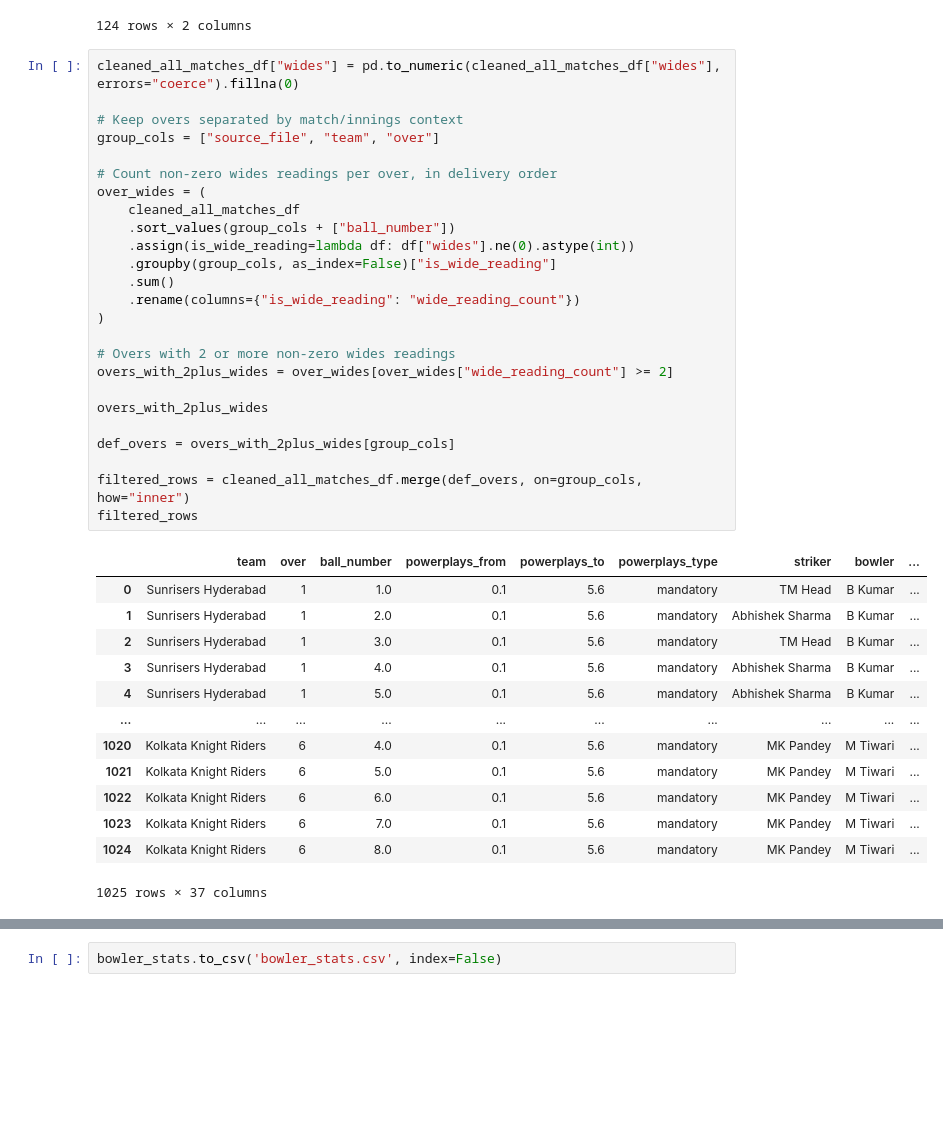
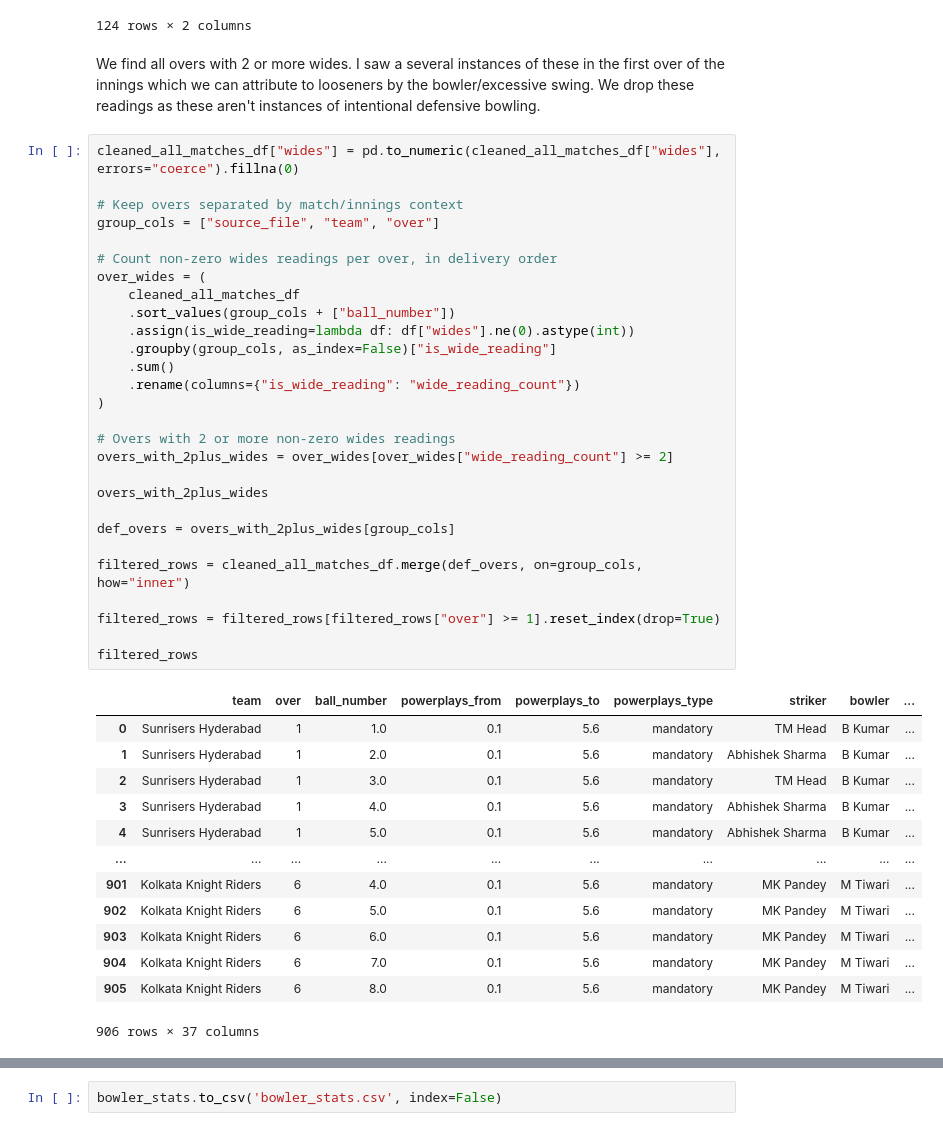
Before and after one commit to riyanshah34/ipl-2026, a Jupyter notebook: defensive_bowling.ipynb, the cells around one changed output, grey strips where cells are left out. Drawn from its saved outputs; the diff is of its cells as text; blank space fills up the shorter version.

Commit message:
Updated defensive_bowling

```diff
--- a/defensive_bowling.ipynb
+++ b/defensive_bowling.ipynb
@@ -63,45 +63,50 @@ display(bowler_economy)
 | 122 | M Pathirana | 6.00 |
 | 123 | Abdul Samad | 6.00 |
 124 rows × 2 columns
+# %% [markdown]
+We find all overs with 2 or more wides. I saw a several instances of these in the first over of the innings which we can attribute to looseners by the bowler/excessive swing. We drop these readings as these aren't instances of intentional defensive bowling.
 # %%
 cleaned_all_matches_df["wides"] = pd.to_numeric(cleaned_all_matches_df["wides"], errors="coerce").fillna(0)
 
 # Keep overs separated by match/innings context
 group_cols = ["source_file", "team", "over"]
 
 # Count non-zero wides readings per over, in delivery order
 over_wides = (
     cleaned_all_matches_df
     .sort_values(group_cols + ["ball_number"])
     .assign(is_wide_reading=lambda df: df["wides"].ne(0).astype(int))
     .groupby(group_cols, as_index=False)["is_wide_reading"]
     .sum()
     .rename(columns={"is_wide_reading": "wide_reading_count"})
 )
 
 # Overs with 2 or more non-zero wides readings
 overs_with_2plus_wides = over_wides[over_wides["wide_reading_count"] >= 2]
 
 overs_with_2plus_wides
 
 def_overs = overs_with_2plus_wides[group_cols]
 
 filtered_rows = cleaned_all_matches_df.merge(def_overs, on=group_cols, how="inner")
+
+filtered_rows = filtered_rows[filtered_rows["over"] >= 1].reset_index(drop=True)
+
 filtered_rows
 # %% [output]
 |  | team | over | ball_number | powerplays_from | powerplays_to | powerplays_type | striker | bowler | ... |
 | 0 | Sunrisers Hyderabad | 1 | 1.0 | 0.1 | 5.6 | mandatory | TM Head | B Kumar | ... |
 | 1 | Sunrisers Hyderabad | 1 | 2.0 | 0.1 | 5.6 | mandatory | Abhishek Sharma | B Kumar | ... |
 | 2 | Sunrisers Hyderabad | 1 | 3.0 | 0.1 | 5.6 | mandatory | TM Head | B Kumar | ... |
 | 3 | Sunrisers Hyderabad | 1 | 4.0 | 0.1 | 5.6 | mandatory | Abhishek Sharma | B Kumar | ... |
 | 4 | Sunrisers Hyderabad | 1 | 5.0 | 0.1 | 5.6 | mandatory | Abhishek Sharma | B Kumar | ... |
 | ... | ... | ... | ... | ... | ... | ... | ... | ... | ... |
-| 1020 | Kolkata Knight Riders | 6 | 4.0 | 0.1 | 5.6 | mandatory | MK Pandey | M Tiwari | ... |
-| 1021 | Kolkata Knight Riders | 6 | 5.0 | 0.1 | 5.6 | mandatory | MK Pandey | M Tiwari | ... |
-| 1022 | Kolkata Knight Riders | 6 | 6.0 | 0.1 | 5.6 | mandatory | MK Pandey | M Tiwari | ... |
-| 1023 | Kolkata Knight Riders | 6 | 7.0 | 0.1 | 5.6 | mandatory | MK Pandey | M Tiwari | ... |
-| 1024 | Kolkata Knight Riders | 6 | 8.0 | 0.1 | 5.6 | mandatory | MK Pandey | M Tiwari | ... |
+| 901 | Kolkata Knight Riders | 6 | 4.0 | 0.1 | 5.6 | mandatory | MK Pandey | M Tiwari | ... |
+| 902 | Kolkata Knight Riders | 6 | 5.0 | 0.1 | 5.6 | mandatory | MK Pandey | M Tiwari | ... |
+| 903 | Kolkata Knight Riders | 6 | 6.0 | 0.1 | 5.6 | mandatory | MK Pandey | M Tiwari | ... |
+| 904 | Kolkata Knight Riders | 6 | 7.0 | 0.1 | 5.6 | mandatory | MK Pandey | M Tiwari | ... |
+| 905 | Kolkata Knight Riders | 6 | 8.0 | 0.1 | 5.6 | mandatory | MK Pandey | M Tiwari | ... |
-1025 rows × 37 columns
+906 rows × 37 columns
 # %%
 # keep only the columns needed to identify a unique over
 over_id_cols = ["source_file", "team", "over"]
```
Also changed, not shown: parts of 3 cells of this notebook, 1 other file.
